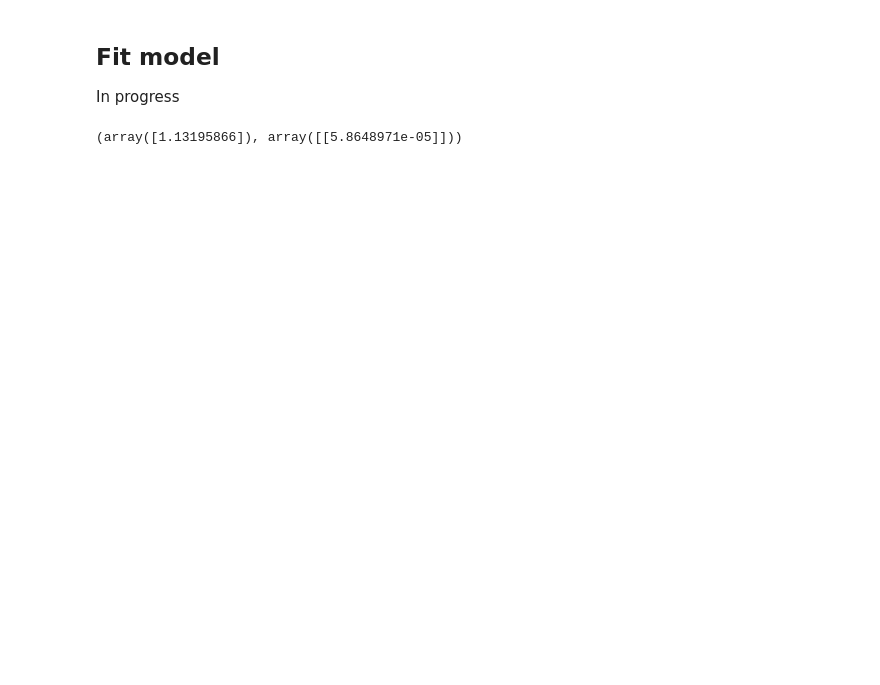
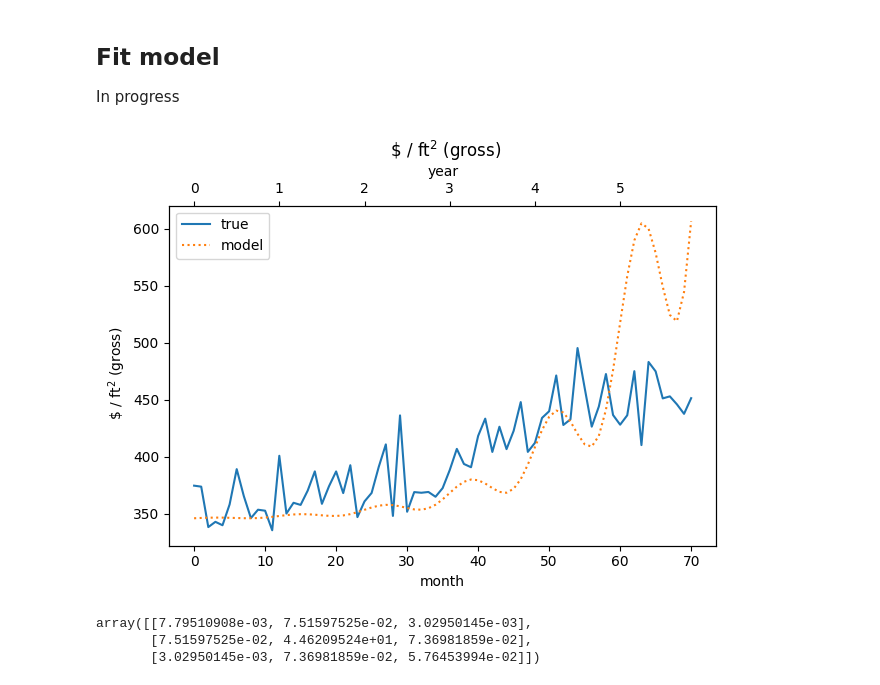
Before and after one commit to seyfdall/Kalman_House, a Jupyter notebook: draft_model.ipynb, the cells around one changed output. Saved outputs shown, nothing was run; the diff lists cells and outputs as text; code cells hidden in the pictures; blank space fills up the shorter version.

Commit message:
edited model a bit
The previous one just blew up.

```diff
--- a/draft_model.ipynb
+++ b/draft_model.ipynb
@@ -101,10 +106,26 @@ plt.show()
 
 In progress
 # %%
-def model(t, a):
-    return np.exp(t) + a * np.sin(2 * np.pi / 12 * t) * np.exp(t)
+def model(t, a, b, c):
+    return (
+        np.exp(t / 12) + a * np.sin(2 * np.pi / 12 * t + c) * np.exp(t / 12) + b
+    )
 
 
-curve_fit(model, tls, means["price_per_gross_sq_ft"])
+tls = np.arange(len(gross))
+
+params, pcov = curve_fit(model, tls, means["price_per_gross_sq_ft"])
+
+fig, ax = plot()
+ax.plot(tls, model(tls, *params), label="model", color="C1", ls=":")
+
+ax.legend()
+fig.tight_layout()
+plt.show()
+
+pcov
 # %% [output]
+[figure, added]
-(array([1.13195866]), array([[5.8648971e-05]]))
+array([[7.79510908e-03, 7.51597525e-02, 3.02950145e-03],
+       [7.51597525e-02, 4.46209524e+01, 7.36981859e-02],
+       [3.02950145e-03, 7.36981859e-02, 5.76453994e-02]])
```
Also changed, not shown: parts of 1 cell of this notebook.
